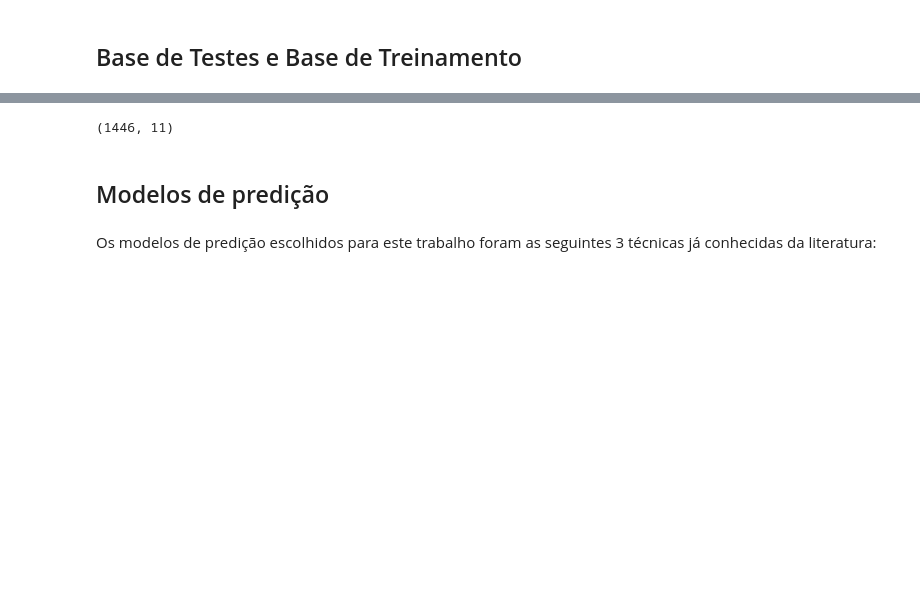
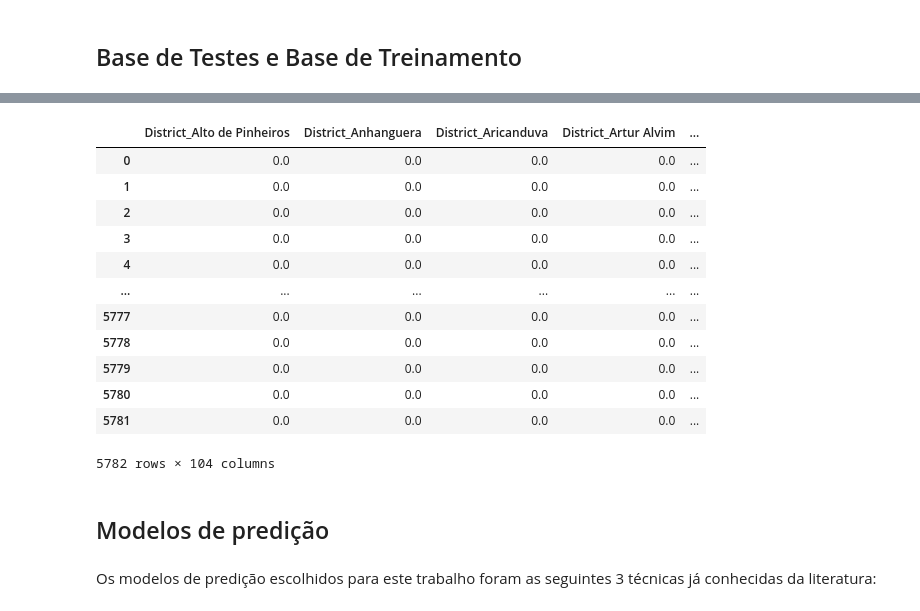
Before and after one commit to insper-classroom/22-1a-cd-p2-projeto2_isa_pivo_pcolpas, a Jupyter notebook: P2/data_analysis.ipynb, the cells around one changed output, grey strips where cells are left out. Cells and saved outputs as stored; diff of their text form; code cells hidden in the pictures; blank space fills up the shorter version.

```diff
--- a/P2/data_analysis.ipynb
+++ b/P2/data_analysis.ipynb
@@ -304,8 +232,29 @@ encoder_df.describe()
-# %%
-X_test.head()
-X_test.shape
-# %% [output]
-(1446, 11)
+# %%
+from sklearn.preprocessing import OneHotEncoder
+from sklearn.compose import make_column_transformer
+
+transformer = make_column_transformer(
+    (OneHotEncoder(), ['District']),
+    remainder='passthrough')
+transformed = transformer.fit_transform(X_train)
+transformed_X_train = pd.DataFrame(transformed.toarray(), columns=transformer.get_feature_names_out())
+transformed_X_train.columns = [col.replace('onehotencoder__', '') for col in transformed_X_train.columns]
+transformed_X_train.columns = [col.replace('remainder__', '') for col in transformed_X_train.columns]
+display(transformed_X_train)
+# %% [output]
+|  | District_Alto de Pinheiros | District_Anhanguera | District_Aricanduva | District_Artur Alvim | ... |
+| 0 | 0.0 | 0.0 | 0.0 | 0.0 | ... |
+| 1 | 0.0 | 0.0 | 0.0 | 0.0 | ... |
+| 2 | 0.0 | 0.0 | 0.0 | 0.0 | ... |
+| 3 | 0.0 | 0.0 | 0.0 | 0.0 | ... |
+| 4 | 0.0 | 0.0 | 0.0 | 0.0 | ... |
+| ... | ... | ... | ... | ... | ... |
+| 5777 | 0.0 | 0.0 | 0.0 | 0.0 | ... |
+| 5778 | 0.0 | 0.0 | 0.0 | 0.0 | ... |
+| 5779 | 0.0 | 0.0 | 0.0 | 0.0 | ... |
+| 5780 | 0.0 | 0.0 | 0.0 | 0.0 | ... |
+| 5781 | 0.0 | 0.0 | 0.0 | 0.0 | ... |
+5782 rows × 104 columns
 # %% [markdown]
 ## Modelos de predição
 # %% [markdown]
```
Also changed, not shown: parts of 17 cells of this notebook.
